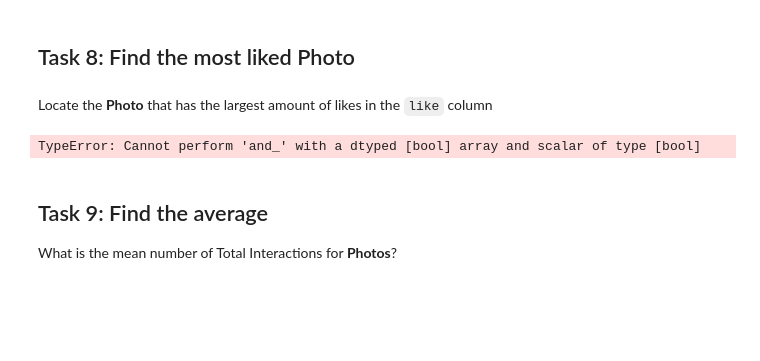
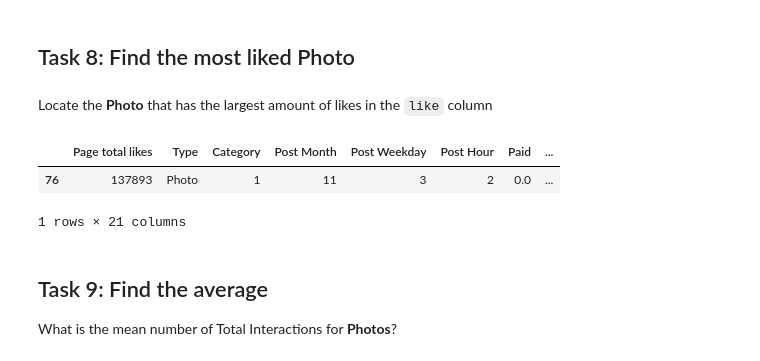
Before and after one commit to dolant98/NYC-DS-051622, a Jupyter notebook: CodeChallengeReviews/Phase1/P1-Code-Challenge-Review.ipynb, the cells around one changed output. Saved outputs shown, nothing was run; the diff lists cells and outputs as text; code cells hidden in the pictures; blank space fills up the shorter version.

```diff
--- a/CodeChallengeReviews/Phase1/P1-Code-Challenge-Review.ipynb
+++ b/CodeChallengeReviews/Phase1/P1-Code-Challenge-Review.ipynb
@@ -268,9 +291,11 @@ Locate the **Photo** that has the largest amount of likes in the `like` column
 # call_on_students(1)
 # %%
 # Your code here
-df.loc[(df['Type'] == 'Photo') & (df['like'].max())]
+df.loc[(df['Type'] == 'Photo')].sort_values(by =['likes_per_impression_perc']).head(1)
 # %% [output]
+|  | Page total likes | Type | Category | Post Month | Post Weekday | Post Hour | Paid | ... |
+| 76 | 137893 | Photo | 1 | 11 | 3 | 2 | 0.0 | ... |
-TypeError: Cannot perform 'and_' with a dtyped [bool] array and scalar of type [bool]
+1 rows × 21 columns
 # %% [markdown]
 ## Task 9: Find the average
 
```
Also changed, not shown: parts of 5 cells of this notebook.
